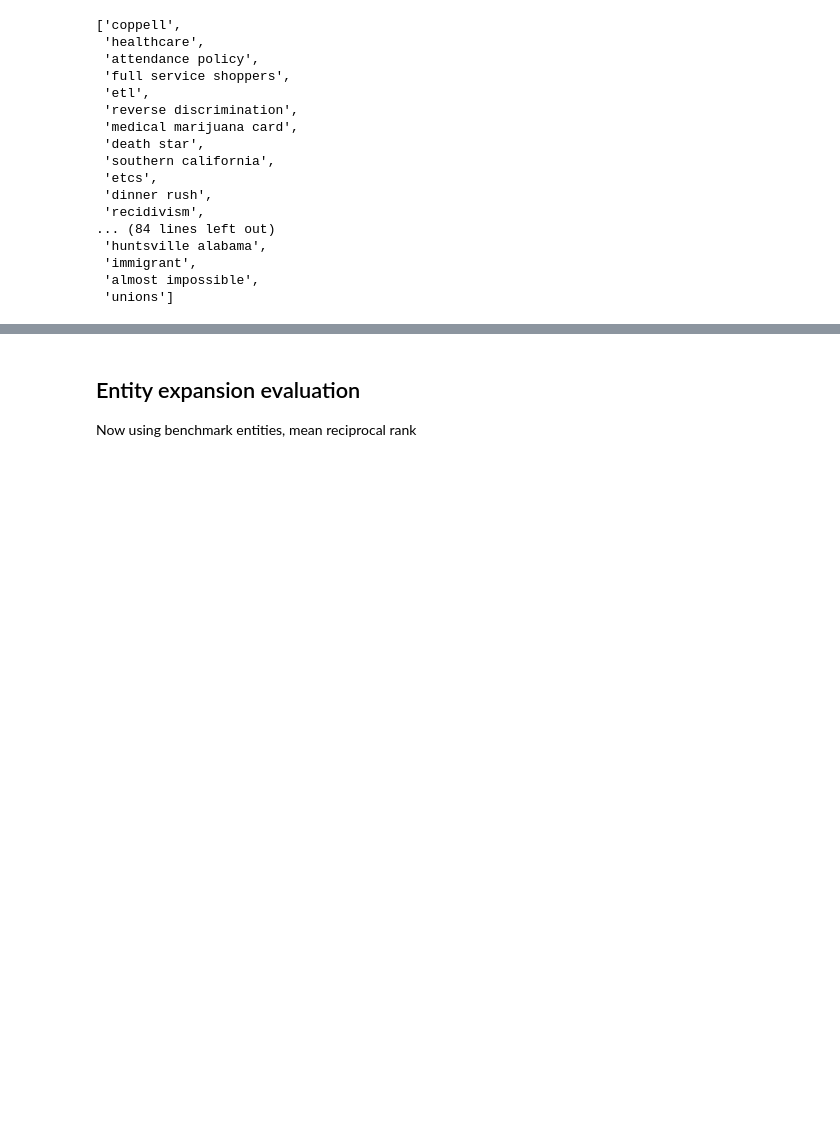
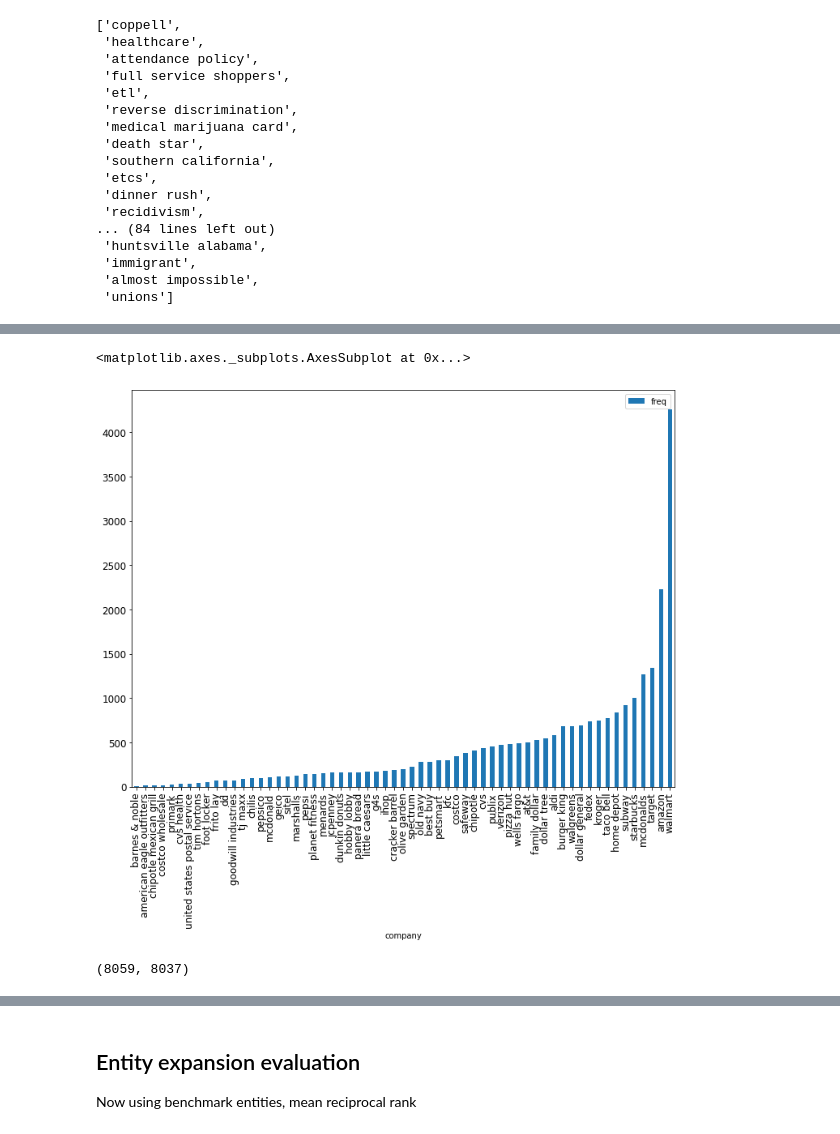
Before and after one commit to megagonlabs/eseBench, a Jupyter notebook: src/kb_toolkit/KBExtract.ipynb, the cells around one changed output, grey strips where cells are left out. Cells and saved outputs as stored; diff of their text form; code cells hidden in the pictures; blank space fills up the shorter version.

Commit message:
Yutong: analysis on contexts & relational contexts

```diff
--- a/src/kb_toolkit/KBExtract.ipynb
+++ b/src/kb_toolkit/KBExtract.ipynb
@@ -1607,0 +1610,12 @@ random.sample(_cc_cands, k=100)
+# %%
+benchmark_path = os.path.join(base_dir, f'data/indeed-benchmark/benchmark_evidence_clean.csv')
+embed_num_path = os.path.join(base_dir, f'data/{data_ac}/intermediate/BERTembednum+seeds.txt')
+corpus_path = os.path.join(base_dir, f'data/{data_ac}/intermediate/sentences_with_company.json')
+
+ee_emb_path = os.path.join(base_dir, f'data/{data_ac}/intermediate/ee_concept_knn_k=None.csv')
+ee_LM_path = os.path.join(base_dir, f'data/{data_ac}/intermediate/ee_LM_bert_k=None.csv')
+# %%
+all_benchmark_instances, _ = load_benchmark(benchmark_path,
+                                            seed_aligned_concepts_path,
+                                            seed_aligned_relations_path)
+all_benchmark_instances.keys()
@@ -1607,0 +1624,7 @@ random.sample(_cc_cands, k=100)
+# %%
+embed_num_dict = dict()
+with open(embed_num_path, 'r') as f:
+    for l in f:
+        _e, _cnt = l.strip().rsplit(' ', 1)
+        embed_num_dict[_e] = int(_cnt)
+len(embed_num_dict)
@@ -1607,0 +1641,9 @@ random.sample(_cc_cands, k=100)
+# %%
+_company_freqs = []
+for _e in all_benchmark_instances['company']:
+    try:
+        _freq = embed_num_dict[_e]
+        _company_freqs.append((_e, _freq))
+    except:
+        continue
+_company_freqs.sort(key=lambda p: p[-1])
@@ -1607,0 +1670,18 @@ random.sample(_cc_cands, k=100)
+# %%
+_company_freqs_df = pd.DataFrame(_company_freqs[:-1], columns=['company', 'freq'])
+_company_freqs_df.plot.bar(x='company', y='freq', rot=90, fontsize=12, figsize=(12,9))
+# %% [output]
+<matplotlib.axes._subplots.AxesSubplot at 0x...>
+[figure, added]
+# %%
+ee_emb_df = pd.read_csv(ee_emb_path)
+_emb_company_df = ee_emb_df[ee_emb_df['concept'] == 'company']
+_emb_company_list = _emb_company_df['neighbor'].tolist()
+
+ee_lm_df = pd.read_csv(ee_LM_path)
+_lm_company_df = ee_lm_df[ee_lm_df['concept'] == 'company']
+_lm_company_list = _lm_company_df['neighbor'].tolist()
+
+len(_emb_company_list), len(_lm_company_list)
+# %% [output]
+(8059, 8037)
```
Also changed, not shown: parts of 39 cells of this notebook.
